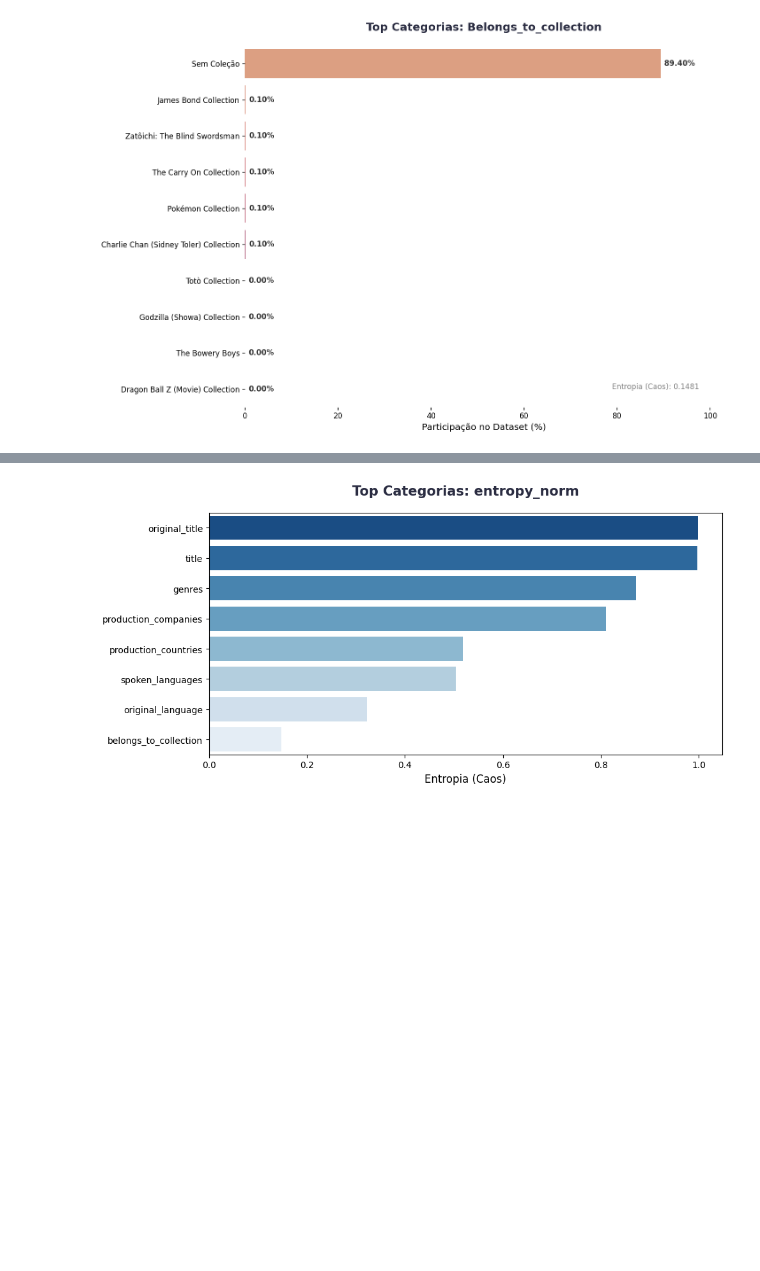
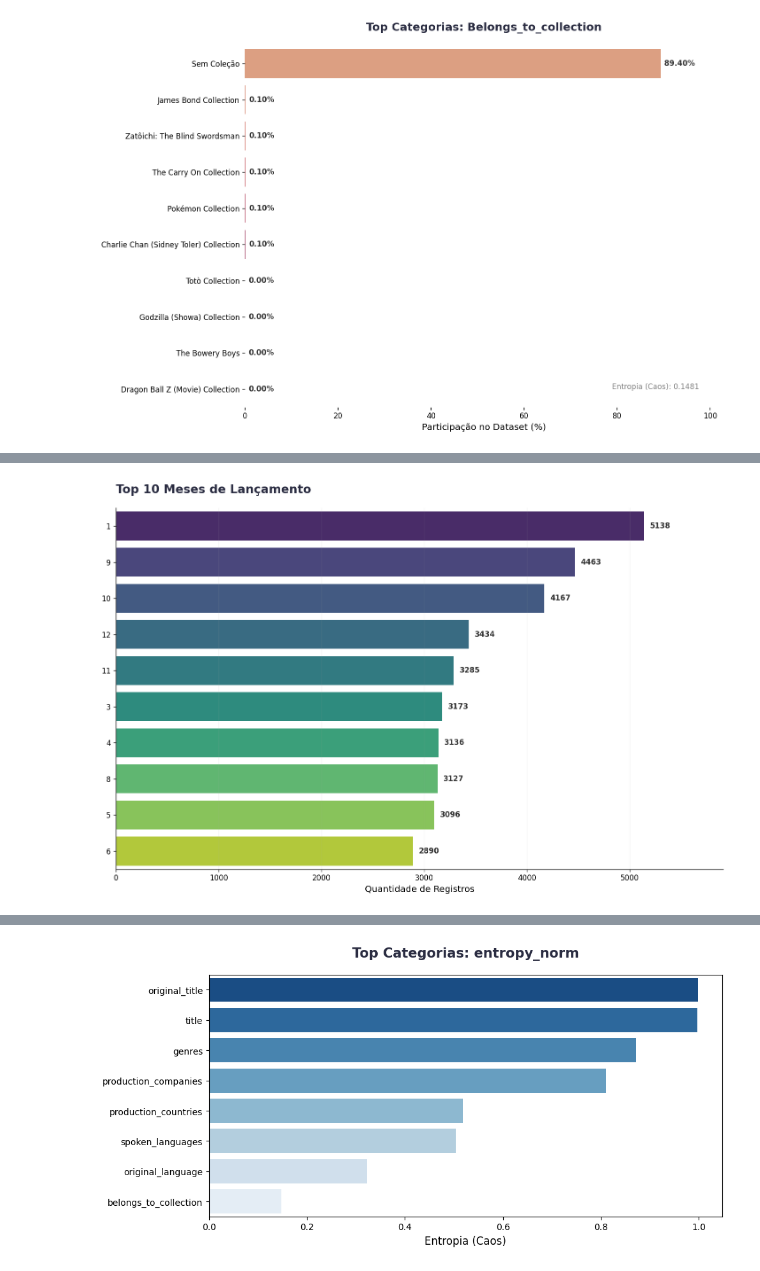
Before and after one commit to AleCecilio/entertainment_industry_performance_analysis, a Jupyter notebook: notebooks/05_eda_movies.ipynb, the cells around one changed output, grey strips where cells are left out. Saved outputs shown, nothing was run; the diff lists cells and outputs as text; code cells hidden in the pictures; blank space fills up the shorter version.

```diff
--- a/notebooks/05_eda_movies.ipynb
+++ b/notebooks/05_eda_movies.ipynb
@@ -183 +213,5 @@ graf.grafico_top_categorias(df_movies, 'belongs_to_collection', resumo_cols_cate
+# %%
+graf.graficos_top_release(df_movies, 'release_date', data='month')
+# %% [output]
+[figure, added]
 # %% [markdown]
```
Also changed, not shown: parts of 12 cells of this notebook, 10 other files.
